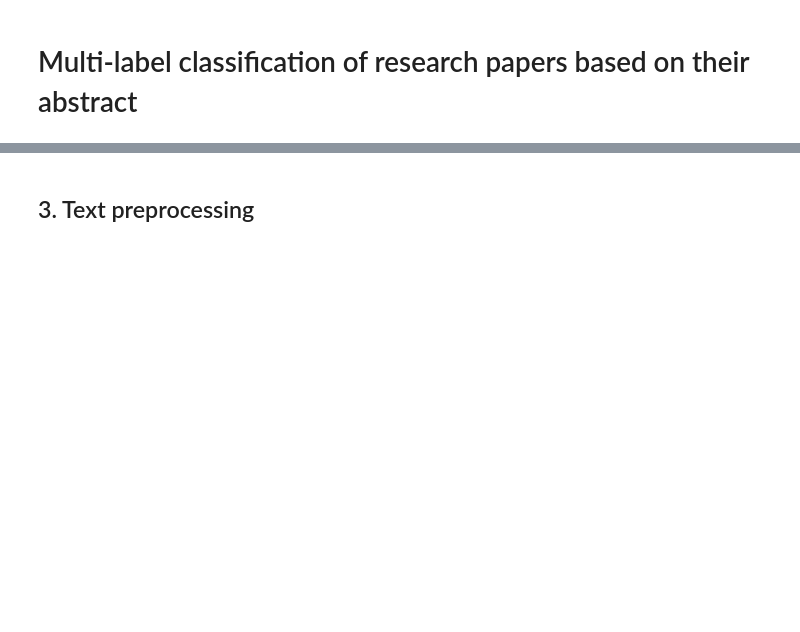
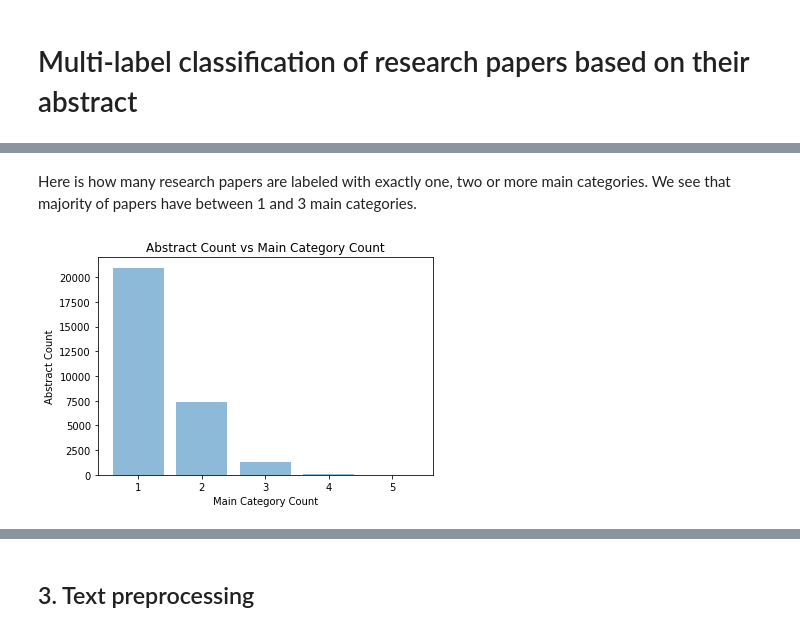
Before and after one commit to happy-face/datascience-1, a Jupyter notebook: abstracts/Abstracts Classification.ipynb, the cells around one changed output, grey strips where cells are left out. Cells and saved outputs as stored; diff of their text form; code cells hidden in the pictures; blank space fills up the shorter version.

```diff
--- a/abstracts/Abstracts Classification.ipynb
+++ b/abstracts/Abstracts Classification.ipynb
@@ -86,0 +113,22 @@ y_df = df['main_categories'].apply(OneHotEncoder)
+# %% [markdown]
+Here is how many research papers are labeled with exactly one, two or more main categories. We see that majority of papers have between 1 and 3 main categories.
+# %%
+def output_main_category_stats(df):
+    # compute stats
+    max_category_count = max(len(x) for x in df['main_categories'])
+    category_count_to_abstract_count = [0] * max_category_count
+    for categories in df['main_categories']:
+        category_count_to_abstract_count[len(categories) - 1] += 1
+    # generate bar plot
+    category_count_names = [str(x + 1) for x in range(0, max_category_count)]
+    y_pos = np.arange(len(category_count_names))
+    plt.figure()
+    plt.bar(y_pos, category_count_to_abstract_count, align='center', alpha=0.5)
+    plt.xticks(y_pos, category_count_names)
+    plt.ylabel('Abstract Count')
+    plt.xlabel('Main Category Count')
+    plt.title('Abstract Count vs Main Category Count')
+
+output_main_category_stats(df)
+# %% [output]
+[figure, added]
```
Also changed, not shown: parts of 36 cells of this notebook.
